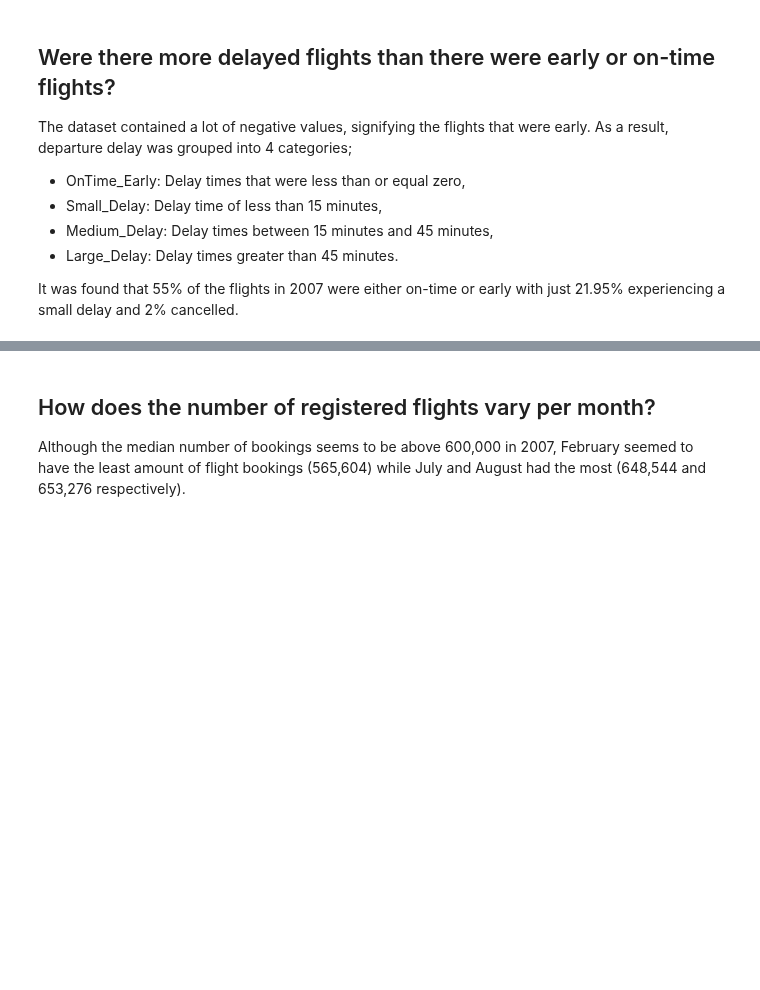
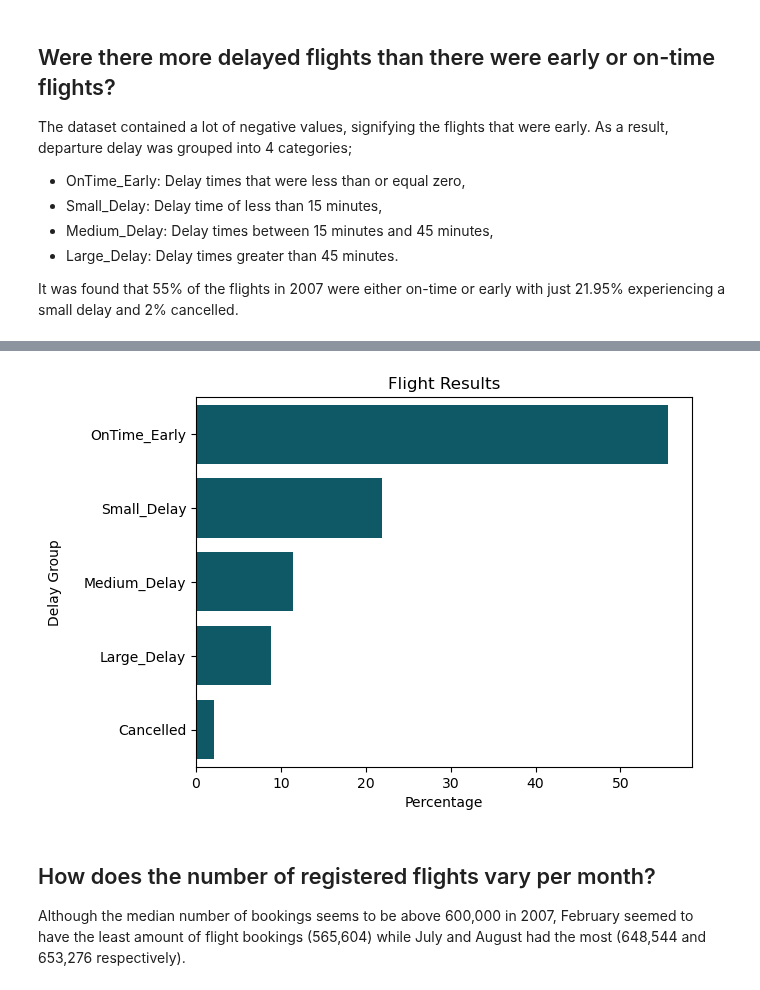
Before and after one commit to EsosaOrumwese/ALX-T-Nanodegree, a Jupyter notebook: Data Analytics/Projects/Airline On-Time Performance Data/slide_deck.ipynb, the cells around one changed output, grey strips where cells are left out. Cells and saved outputs as stored; diff of their text form; code cells hidden in the pictures; blank space fills up the shorter version.

```diff
--- a/Data Analytics/Projects/Airline On-Time Performance Data/slide_deck.ipynb
+++ b/Data Analytics/Projects/Airline On-Time Performance Data/slide_deck.ipynb
@@ -33,6 +40,13 @@ airline_df = pd.read_csv('airline_clean.csv')
 airports = pd.read_csv('airports.csv')
 planes_data = pd.read_csv('plane_clean.csv')
 carriers = pd.read_csv('carriers.csv')
+# %%
+airline_df['Date'] = pd.to_datetime(airline_df['Date'])
+# %%
+cat_cols = ['UniqueCarrier', 'FlightNum', 'Origin', 'Dest']
+
+for col in cat_cols:
+      airline_df[col] = airline_df[col].astype('category')
 # %%
 # dataset overview
 airline_df.head(10)
@@ -76,3 +74,30 @@ It was found that 55% of the flights in 2007 were either on-time or early with j
+# %%
+# getting color to use in plots
+base_color = sns.color_palette()[5]
+# %%
+# creating new column to hold group
+airline_df['DelayGroup'] = None
+
+# filling column with values based on delay duration
+airline_df.loc[airline_df['DepDelay'] <= 0, 'DelayGroup'] = "OnTime_Early"
+airline_df.loc[(airline_df['DepDelay'] > 0) & (airline_df['DepDelay'] <= 15), 'DelayGroup'] = "Small_Delay"
+airline_df.loc[(airline_df['DepDelay'] > 15) & (airline_df['DepDelay'] <= 45), 'DelayGroup'] = "Medium_Delay"
+airline_df.loc[airline_df['DepDelay'] > 45, 'DelayGroup'] = "Large_Delay"
+airline_df.loc[airline_df['Cancelled'], 'DelayGroup'] = "Cancelled"
+# %%
+# plot data
+plotdata = airline_df.DelayGroup.value_counts(normalize=True)
+plotdata *= 100
+
+sns.barplot(y=plotdata.index, x=plotdata.values,
+            color=base_color)
+plt.title('Flight Results')
+plt.xlabel('Percentage')
+plt.ylabel('Delay Group\n')
+
+plt.show();
+# %% [output]
+[figure, added]
 # %% [markdown]
 ## How does the number of registered flights vary per month?
 
```
Also changed, not shown: parts of 35 cells of this notebook, 4 other files.
